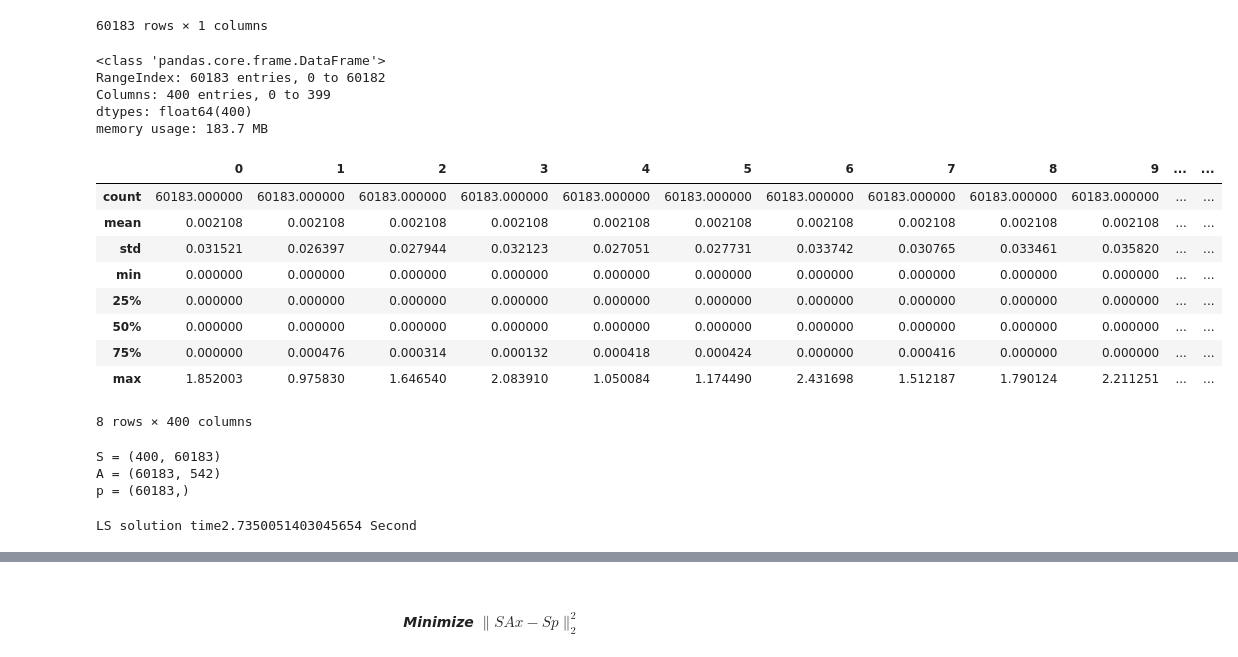
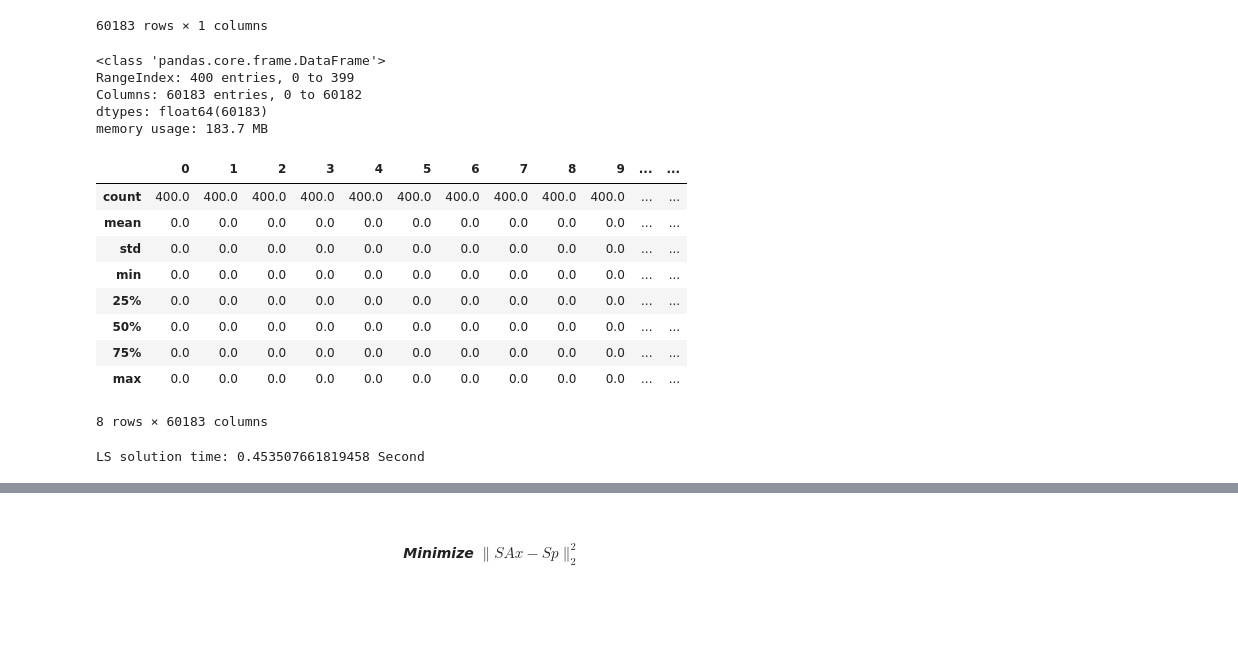
Before and after one commit to mrymshbn/RLA-in-Opt, a Jupyter notebook: PortPy_Sketch/Sampling.ipynb, the cells around one changed output, grey strips where cells are left out. Drawn from its saved outputs; the diff is of its cells as text; code cells hidden in the pictures; blank space fills up the shorter version.

```diff
--- a/PortPy_Sketch/Sampling.ipynb
+++ b/PortPy_Sketch/Sampling.ipynb
@@ -17,4 +19,5 @@ import matplotlib.pyplot as plt
 # %%
+
 data_dir = r'../data'
 data = pp.DataExplorer(data_dir=data_dir)
 patient_id = 'Lung_Phantom_Patient_1'
@@ -35,13 +38,13 @@ sol_sparse = opt.solve(solver='MOSEK', verbose=True)
 dose_sparse_1d = plan_sparse.inf_matrix.A @ (sol_sparse['optimal_intensity'] * plan_sparse.get_num_of_fractions())
 x_sparse =sol_sparse['optimal_intensity'] * plan_sparse.get_num_of_fractions()
 
-beams_full = pp.Beams(data, load_inf_matrix_full=True)
-inf_matrix_full = pp.InfluenceMatrix(ct=ct, structs=structs, beams=beams_full, is_full=True)
-plan_full = pp.Plan(ct, structs, beams, inf_matrix_full, clinical_criteria)
-dose_full_1d = plan_full.inf_matrix.A @ (sol_sparse['optimal_intensity'] * plan_full.get_num_of_fractions())
-
-A_dense = plan_full.inf_matrix.A
-A_sparse = plan_sparse.inf_matrix.A
+beams_dense = pp.Beams(data, load_inf_matrix_full=True)
+inf_matrix_dense = pp.InfluenceMatrix(ct=ct, structs=structs, beams=beams_dense, is_full=True)
+plan_dense = pp.Plan(ct, structs, beams, inf_matrix_dense, clinical_criteria)
+dose_dense_1d = plan_dense.inf_matrix.A @ (sol_sparse['optimal_intensity'] * plan_dense.get_num_of_fractions())
+A_dense = plan_dense.inf_matrix.A
+# sparse_tol = plan_sparse.inf_matrix.sparse_tol
+#print(sol_sparse['problem_value'])
 # %% [output]
 creating rinds.. This step may take some time due to dilation
 rinds created!!
@@ -156,35 +163,26 @@ df_dose
 | 60182 | 0.0 |
 60183 rows × 1 columns
 # %%
-df.info()
+df_S.info()
 # %% [output]
 <class 'pandas.core.frame.DataFrame'>
-RangeIndex: 60183 entries, 0 to 60182
-Columns: 400 entries, 0 to 399
-dtypes: float64(400)
+RangeIndex: 400 entries, 0 to 399
+Columns: 60183 entries, 0 to 60182
+dtypes: float64(60183)
 memory usage: 183.7 MB
 # %%
-df.describe()
+df_S.describe()
 # %% [output]
 |  | 0 | 1 | 2 | 3 | 4 | 5 | 6 | 7 | 8 | 9 | ... | ... |
-| count | 60183.000000 | 60183.000000 | 60183.000000 | 60183.000000 | 60183.000000 | 60183.000000 | 60183.000000 | 60183.000000 | 60183.000000 | 60183.000000 | ... | ... |
-| mean | 0.002108 | 0.002108 | 0.002108 | 0.002108 | 0.002108 | 0.002108 | 0.002108 | 0.002108 | 0.002108 | 0.002108 | ... | ... |
-| std | 0.031521 | 0.026397 | 0.027944 | 0.032123 | 0.027051 | 0.027731 | 0.033742 | 0.030765 | 0.033461 | 0.035820 | ... | ... |
-| min | 0.000000 | 0.000000 | 0.000000 | 0.000000 | 0.000000 | 0.000000 | 0.000000 | 0.000000 | 0.000000 | 0.000000 | ... | ... |
-| 25% | 0.000000 | 0.000000 | 0.000000 | 0.000000 | 0.000000 | 0.000000 | 0.000000 | 0.000000 | 0.000000 | 0.000000 | ... | ... |
-| 50% | 0.000000 | 0.000000 | 0.000000 | 0.000000 | 0.000000 | 0.000000 | 0.000000 | 0.000000 | 0.000000 | 0.000000 | ... | ... |
-| 75% | 0.000000 | 0.000476 | 0.000314 | 0.000132 | 0.000418 | 0.000424 | 0.000000 | 0.000416 | 0.000000 | 0.000000 | ... | ... |
-| max | 1.852003 | 0.975830 | 1.646540 | 2.083910 | 1.050084 | 1.174490 | 2.431698 | 1.512187 | 1.790124 | 2.211251 | ... | ... |
+| count | 400.0 | 400.0 | 400.0 | 400.0 | 400.0 | 400.0 | 400.0 | 400.0 | 400.0 | 400.0 | ... | ... |
+| mean | 0.0 | 0.0 | 0.0 | 0.0 | 0.0 | 0.0 | 0.0 | 0.0 | 0.0 | 0.0 | ... | ... |
+| std | 0.0 | 0.0 | 0.0 | 0.0 | 0.0 | 0.0 | 0.0 | 0.0 | 0.0 | 0.0 | ... | ... |
+| min | 0.0 | 0.0 | 0.0 | 0.0 | 0.0 | 0.0 | 0.0 | 0.0 | 0.0 | 0.0 | ... | ... |
+| 25% | 0.0 | 0.0 | 0.0 | 0.0 | 0.0 | 0.0 | 0.0 | 0.0 | 0.0 | 0.0 | ... | ... |
+| 50% | 0.0 | 0.0 | 0.0 | 0.0 | 0.0 | 0.0 | 0.0 | 0.0 | 0.0 | 0.0 | ... | ... |
+| 75% | 0.0 | 0.0 | 0.0 | 0.0 | 0.0 | 0.0 | 0.0 | 0.0 | 0.0 | 0.0 | ... | ... |
+| max | 0.0 | 0.0 | 0.0 | 0.0 | 0.0 | 0.0 | 0.0 | 0.0 | 0.0 | 0.0 | ... | ... |
-8 rows × 400 columns
+8 rows × 60183 columns
-# %%
-S = result.T
-A = A_dense
-p = dose_full_1d
-print(f'S = {S.shape}\nA = {A.shape}\np = {p.shape}')
-# %% [output]
-S = (400, 60183)
-A = (60183, 542)
-p = (60183,)
 # %%
 start_time = time.time()
 
@@ -192,9 +190,9 @@ sol_ls_S = scipy.sparse.linalg.lsqr(S @ A, S @ p )
 
 end_time = time.time()
 total_execution_time = end_time - start_time
-print(f"LS solution time{total_execution_time} Second")
+print(f"LS solution time: {total_execution_time} Second")
 # %% [output]
-LS solution time2.7350051403045654 Second
+LS solution time: 0.453507661819458 Second
 # %%
 x_sampling = sol_ls_S[0]
 cost = sum_squares(S @ A @ x_sampling - S @ p)
```
Also changed, not shown: parts of 26 cells of this notebook, 5 other files.
